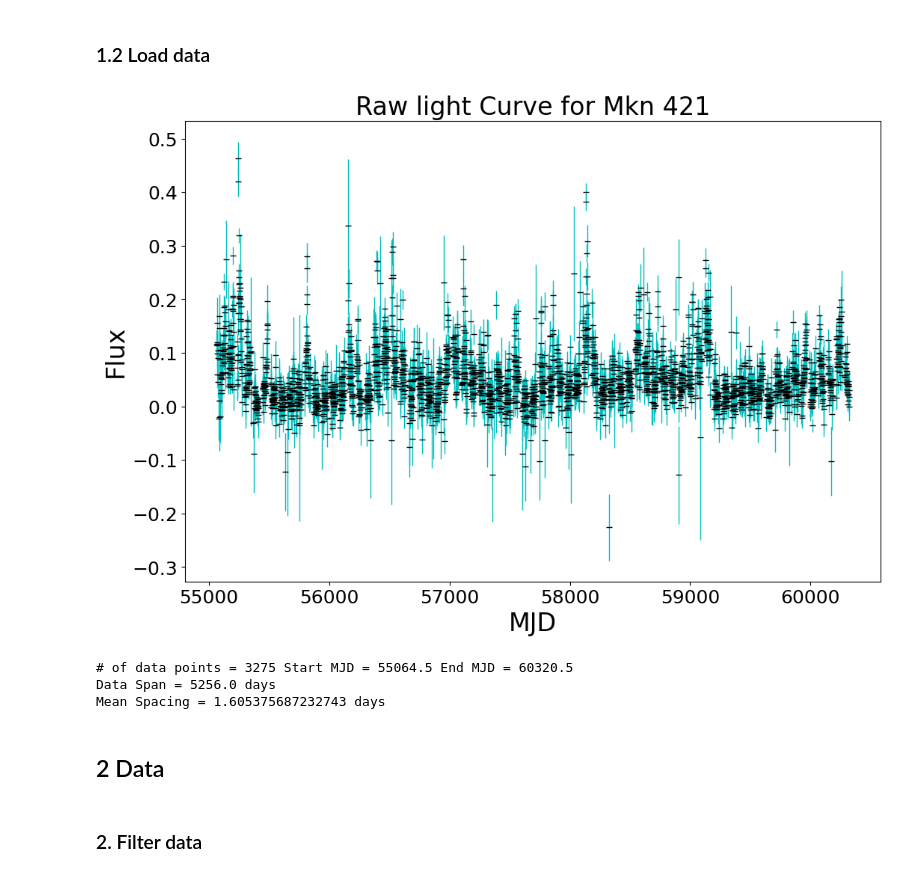
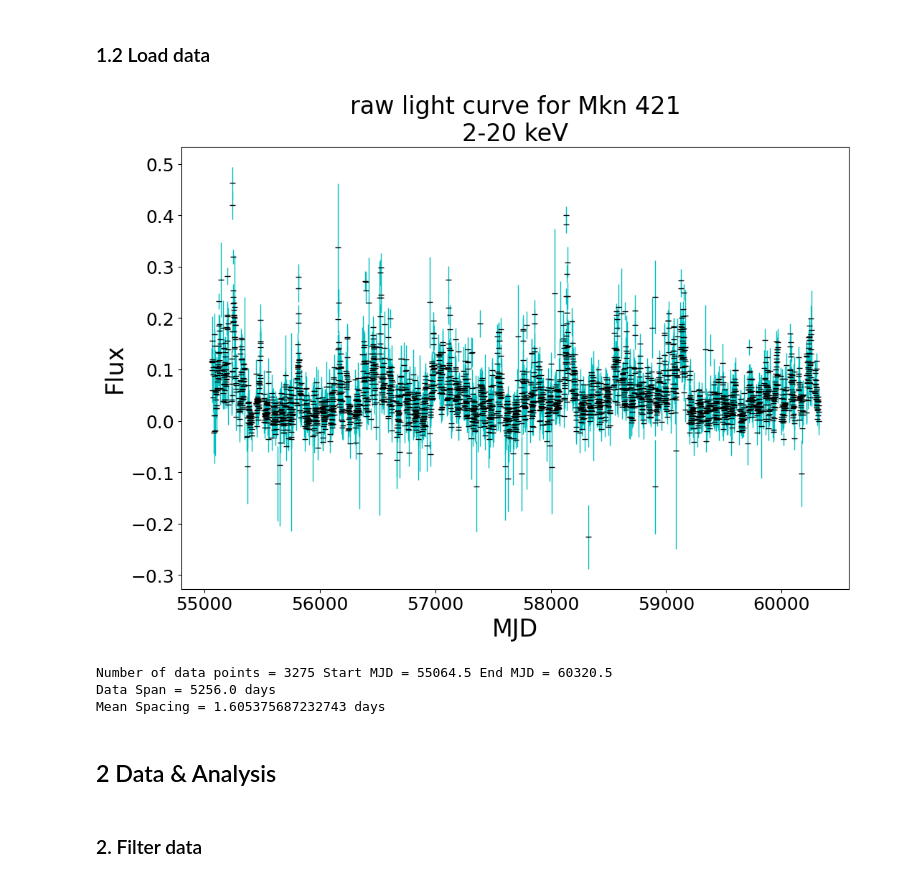
Before and after one commit to Beauremontt/AGN-Flux-Timing-Analysis, a Jupyter notebook: AGNFluxTimingAnalysis.ipynb, the cells around one changed output. Saved outputs shown, nothing was run; the diff lists cells and outputs as text; code cells hidden in the pictures.

Commit message:
Added choice of flux band, moved basic plotting to 1.1 Modules

```diff
--- a/AGNFluxTimingAnalysis.ipynb
+++ b/AGNFluxTimingAnalysis.ipynb
@@ -17,77 +35,70 @@ from astropy.timeseries import LombScargle  # for the periodograms
 # %% [markdown]
 ### 1.2 Load data
 # %%
-# @title  { form-width: "25%" }
+# @title  { form-width: "40%" }
 
 # url of the flux data
 url = "http://maxi.riken.jp/star_data/J1104+382/J1104+382_g_lc_1day_all.dat" # @param {type:"string"}
 
-# name of the AGN
+# name of the AGN to display on plots
 flux_source = "Mkn 421"  # @param {type:"string"}
 
+# energy range of the flux measurements; prints below flux_source on plots
+flux_band = "2-20 keV"  # @param {type:"string"}
+
+# which column corresponds to the flux data
+flux_column = 1  # @param {type:"integer"}
+
 # number of lines to skip at the beginning of the file
-  # genfromtxt automatically skips commented lines
+  # `np.genfromtxt` automatically skips commented lines (rows beginning with '#')
 skip_header = 0  # @param {type:"integer"}
 
 # number of lines to skip at bottom
 skip_footer = 0  # @param {type:"integer"}
 
 # whether or not to print the unfiltered light curve
-display_raw = True # @param {type:"boolean"}
+display_raw = True  # @param {type:"boolean"}
 
 # x,y limits on light curve, in the form "(lower, upper)"; leave blank to not limit the graphs
 lc_xlim = None  # @param {type:"raw"}
 lc_ylim = None  # @param {type:"raw"}
 
 
 # fetch the content from the url
 response = requests.get(url)
 
 # create a text file-like with the data
 txt_content = StringIO(response.text)
 
 # create an array from the text file
 AGN = np.genfromtxt(txt_content, skip_header = skip_header, skip_footer = skip_footer)
 
 
 # set up the values
-x = 86400*AGN[:,0]  # This is the first column of the data set (MJD midpoint of observation)
-y = AGN[:,1]  # Second column of the data set (Flux)
-dy = AGN[:,2]  # Third column of the data set (the uncertainty)
+x = 86400*AGN[:, 0]  # This is the first column of the data set (MJD midpoint of observation)
+y = AGN[:, flux_column]  # column of the data set (Flux)
+dy = AGN[:, flux_column + 1]  # next column of the data set (the uncertainty)
 
 # get timespan and spacing of data
 NumData = len(x)
 Span = x[NumData - 1] - x[0]
 MeanSpacing = Span / (NumData - 1)
 
 # get averages of the error and the flux to find the percent error
 Error = np.mean(dy)
 Mean = np.mean(y)
 
 
 # plot of light curve
 if display_raw == True:
-  plt.subplots(1,1,figsize=(12,8))
-  plt.title('Raw light Curve for ' + flux_source, fontsize=24)
-  plt.xlabel('MJD', fontsize=24)
-  plt.ylabel('Flux', fontsize=24)
-  if lc_xlim != None: plt.xlim(lc_xlim)
-  if lc_ylim != None: plt.ylim(lc_ylim)
-  plt.tick_params(labelsize=18)
-  #plt.plot(x/86400, y)
-  plt.errorbar(x/86400, y, yerr=dy, fmt='_k', ecolor='c', elinewidth=1);
-  plt.show()
-
-  print("\nNumber of data points =", NumData, "Start MJD =", x[0]/86400, "End MJD =", x[NumData - 1]/86400)
-  print("Data Span =", Span/86400, "days",)
-  print("Mean Spacing =", MeanSpacing/86400, "days")
+  display_data("Raw")
 # %% [output]
-[figure, old version]
+[figure, new version]
-# of data points = 3275 Start MJD = 55064.5 End MJD = 60320.5
+Number of data points = 3275 Start MJD = 55064.5 End MJD = 60320.5
 Data Span = 5256.0 days
 Mean Spacing = 1.605375687232743 days
 # %% [markdown]
-## 2 Data
+## 2 Data & Analysis
 # %% [markdown]
 ### 2. Filter data
 # %%
```
Also changed, not shown: parts of 5 cells of this notebook.
